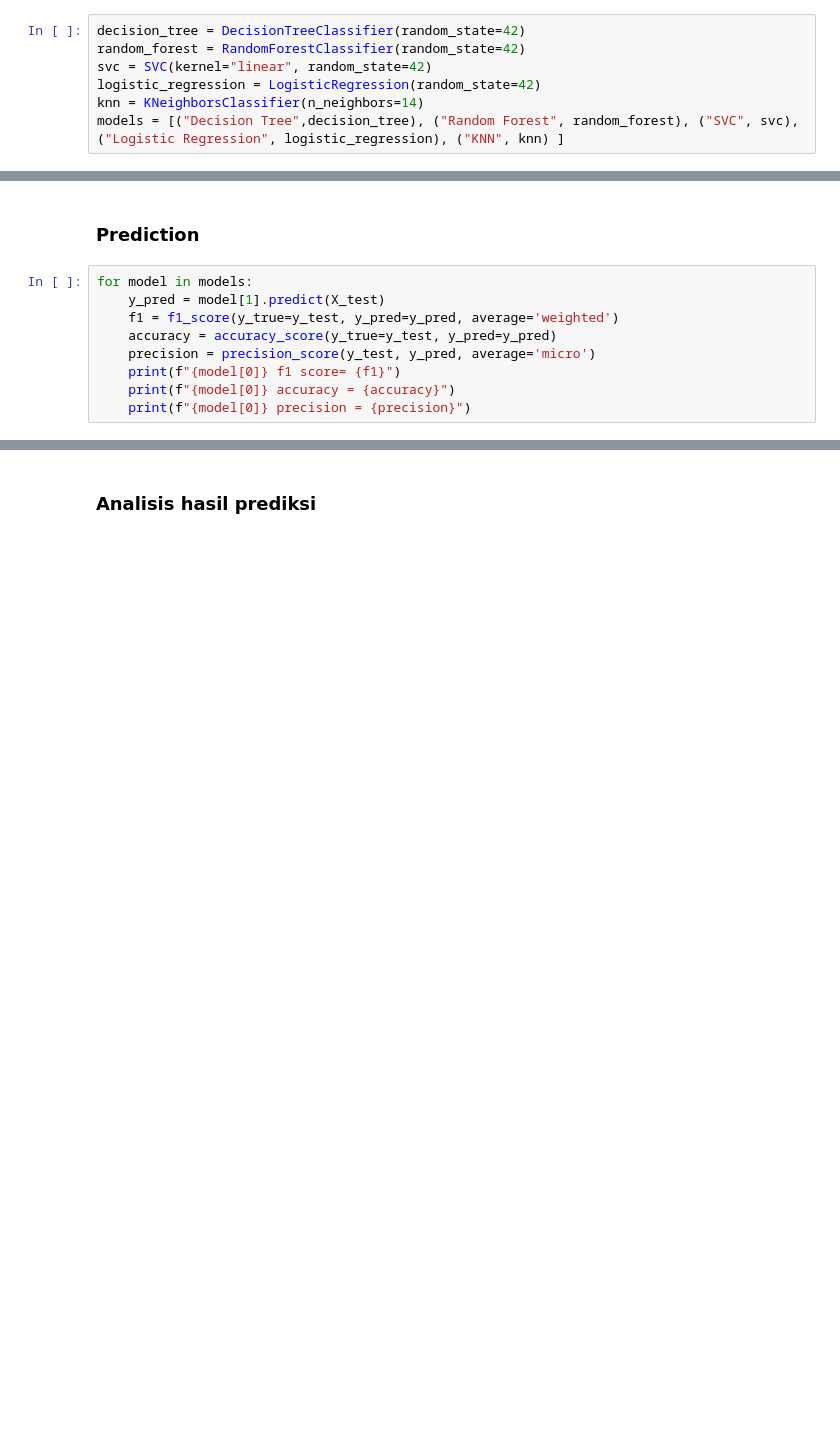
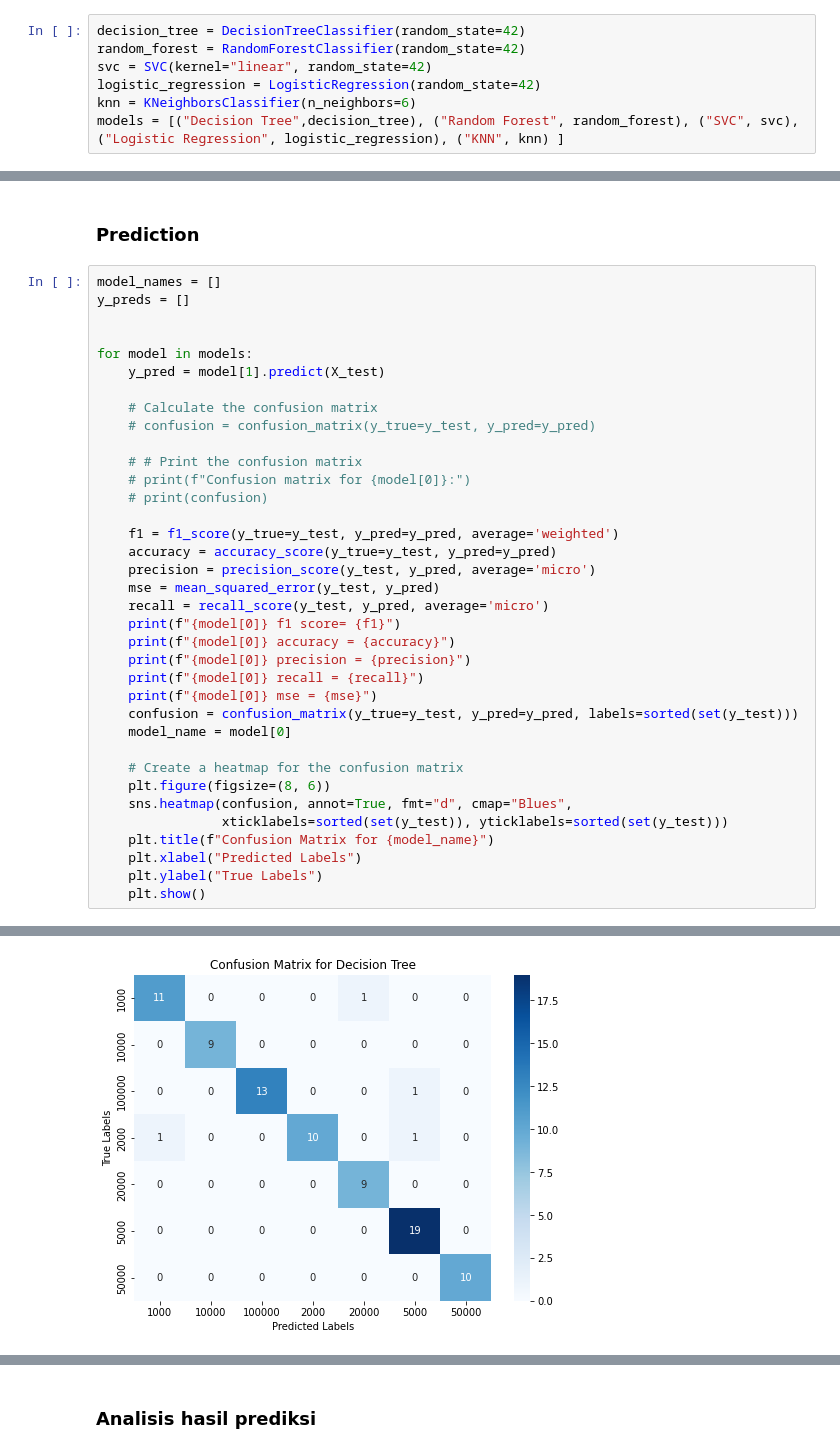
Before and after one commit to Infastq/INFastQ, a Jupyter notebook: ML/model.ipynb, the cells around one changed output, grey strips where cells are left out. Saved outputs shown, nothing was run; the diff lists cells and outputs as text; blank space fills up the shorter version.

```diff
--- a/ML/model.ipynb
+++ b/ML/model.ipynb
@@ -145,7 +169,7 @@ decision_tree = DecisionTreeClassifier(random_state=42)
 random_forest = RandomForestClassifier(random_state=42)
 svc = SVC(kernel="linear", random_state=42)
 logistic_regression = LogisticRegression(random_state=42)
-knn = KNeighborsClassifier(n_neighbors=14)
+knn = KNeighborsClassifier(n_neighbors=6)
 models = [("Decision Tree",decision_tree), ("Random Forest", random_forest), ("SVC", svc), ("Logistic Regression", logistic_regression), ("KNN", knn) ]
 # %% [markdown]
 ### Training
@@ -163,12 +187,39 @@ Please also refer to the documentation for alternative solver options:
 # %% [markdown]
 ### Prediction
 # %%
+model_names = []
+y_preds = []
+
+
 for model in models:
     y_pred = model[1].predict(X_test)
+
+    # Calculate the confusion matrix
+    # confusion = confusion_matrix(y_true=y_test, y_pred=y_pred)
+
+    # # Print the confusion matrix
+    # print(f"Confusion matrix for {model[0]}:")
+    # print(confusion)
+
     f1 = f1_score(y_true=y_test, y_pred=y_pred, average='weighted')
     accuracy = accuracy_score(y_true=y_test, y_pred=y_pred)
     precision = precision_score(y_test, y_pred, average='micro')
+    mse = mean_squared_error(y_test, y_pred)
+    recall = recall_score(y_test, y_pred, average='micro')
     print(f"{model[0]} f1 score= {f1}")
     print(f"{model[0]} accuracy = {accuracy}")
     print(f"{model[0]} precision = {precision}")
+    print(f"{model[0]} recall = {recall}")
+    print(f"{model[0]} mse = {mse}")
+    confusion = confusion_matrix(y_true=y_test, y_pred=y_pred, labels=sorted(set(y_test)))
+    model_name = model[0]
+
+    # Create a heatmap for the confusion matrix
+    plt.figure(figsize=(8, 6))
+    sns.heatmap(confusion, annot=True, fmt="d", cmap="Blues",
+                xticklabels=sorted(set(y_test)), yticklabels=sorted(set(y_test)))
+    plt.title(f"Confusion Matrix for {model_name}")
+    plt.xlabel("Predicted Labels")
+    plt.ylabel("True Labels")
+    plt.show()
 # %% [output]
@@ -189,0 +231 @@ KNN precision = 0.8809523809523809
+[figure, added]
```
Also changed, not shown: parts of 12 cells of this notebook, 3 other files.
